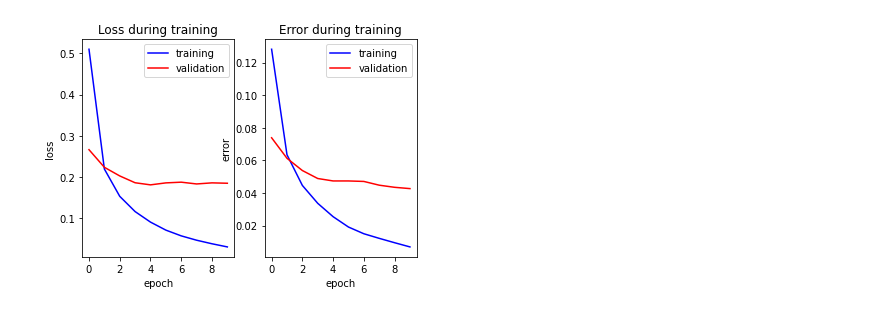
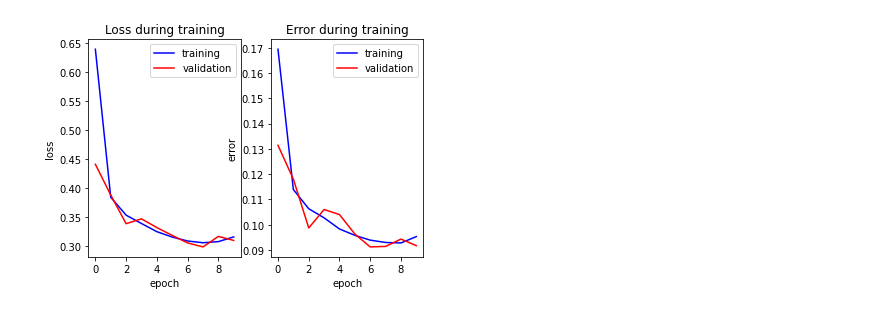
Before and after one commit to vccheng2001/DeepLearning, a Jupyter notebook: nn_MNIST.ipynb, the cells around one changed output. Saved outputs shown, nothing was run; the diff lists cells and outputs as text; code cells hidden in the pictures.

Commit message:
Fixed sigmoid derivative, batch_size=16, lr=0.05, epochs=10, test error:  0.1003%

```diff
--- a/nn_MNIST.ipynb
+++ b/nn_MNIST.ipynb
@@ -1,9 +1,9 @@
 # %%
 # Do not import any additional 3rd party external libraries
-from google.colab import drive
 import numpy as np
 import os
 import matplotlib.pyplot as plt
+import pdb
 
 class Activation(object):
 
@@ -62,9 +62,15 @@ class Sigmoid(Activation):
         return self.saved
 
     def derivative(self):
-        # deriv of sigmoid
-        return self.saved * (1-self.saved)
-
+        # deriv of sigmoid is a diagonal matrix
+        # a(1-a) if diagonal, 0 o/w
+        dim = self.saved.shape[1]
+        diag = np.eye(dim)
+        for i in range(dim):
+            elem_i = self.saved[0][i] * (1-self.saved[0][i])
+            diag[i][i] = elem_i
+        # diag[range(dim),range(dim)] = self.saved * (1-self.saved)
+        return diag
 
 class Tanh(Activation):
 
@@ -246,11 +252,15 @@ class MLP(object):
         if self.train_mode:
             # calculate dW and db only under training mode
             df2 = self.db[1] =  self.criterion.derivative() # deriv of softmax
+            # print('dE/df2', df2.shape) #dE/df2: 1xK
+            # print('df2/da', self.W[1].T.shape) # df2/da: KxM
             da               =  df2 @ self.W[1].T
             self.dW[1]       =  df2.T @ self.a
-            df1 = self.db[0] =  da * self.activations[0].derivative()
+            df1 = self.db[0] =  da @ self.activations[0].derivative()
+            # print('da/df1',self.activations[0].derivative().shape) # da/df1
             self.dW[0]       =  df1.T @ self.activations[0].x
-
+            # print('df1/dx', self.W[0].T.shape) # df1/dx MxN
+            # exit(0)
 
     def __call__(self, x):
         return self.forward(x)
@@ -265,19 +275,13 @@ class MLP(object):
 
     def get_loss(self, labels):
         # return the current loss value given labels
-        print('pred', self.o)
-        print('actual', labels)
-        ce_loss = self.criterion.forward(self.o, labels)
-        print(ce_loss)
-        exit(0)
-        return ce_loss
+        return self.criterion.forward(self.o, labels)
 
     def get_error(self, labels):
         # return the number of incorrect preidctions gievn labels
         count = 0
         o_idx = self.o.argmax(axis=1)
         y_idx = labels.argmax(axis=1)
-        # print(f"y_pred: {o_idx}, y_actual: {y_idx}")
         for i in range(len(o_idx)):
             if o_idx[i] != y_idx[i]:
                 count += 1
@@ -358,22 +362,19 @@ def get_one_hot(in_array, one_hot_dim):
         out_array[i, idx] = 1
     return out_array
 
-TRAIN_PATH= "/content/mnist_train.csv"
-TEST_PATH= "/content/mnist_test.csv"
-
 
 def main():
     # load the mnist dataset from csv files
     image_size = 28 # width and length of mnist image
     num_labels = 10 #  i.e. 0, 1, 2, 3, ..., 9
     image_pixels = image_size * image_size
-    train_data = np.loadtxt(TRAIN_PATH, delimiter=",")
-    test_data = np.loadtxt(TEST_PATH, delimiter=",")
-    np.savez_compressed("/content/compressed.npz",train=train_data,test=test_data)
+    # train_data = np.loadtxt("../mnist/mnist_train.csv", delimiter=",")
+    # test_data = np.loadtxt("../mnist/mnist_test.csv", delimiter=",")
+    # np.savez_compressed("../mnist/compressed.npz",train=train_data,test=test_data)
 
-    # npz_file = np.load("../mnist/compressed.npz")
-    # train_data = npz_file['train']
-    # test_data = npz_file['test']
+    npz_file = np.load("/content/drive/MyDrive/GoogleColab/compressed.npz")
+    train_data = npz_file['train']
+    test_data = npz_file['test']
 
     # rescale image from 0-255 to 0-1
     fac = 1.0 / 255
@@ -476 +477 @@ test error:  0.0445
-[figure, old version]
+[figure, new version]
```
Also changed, not shown: parts of 1 cell of this notebook.
